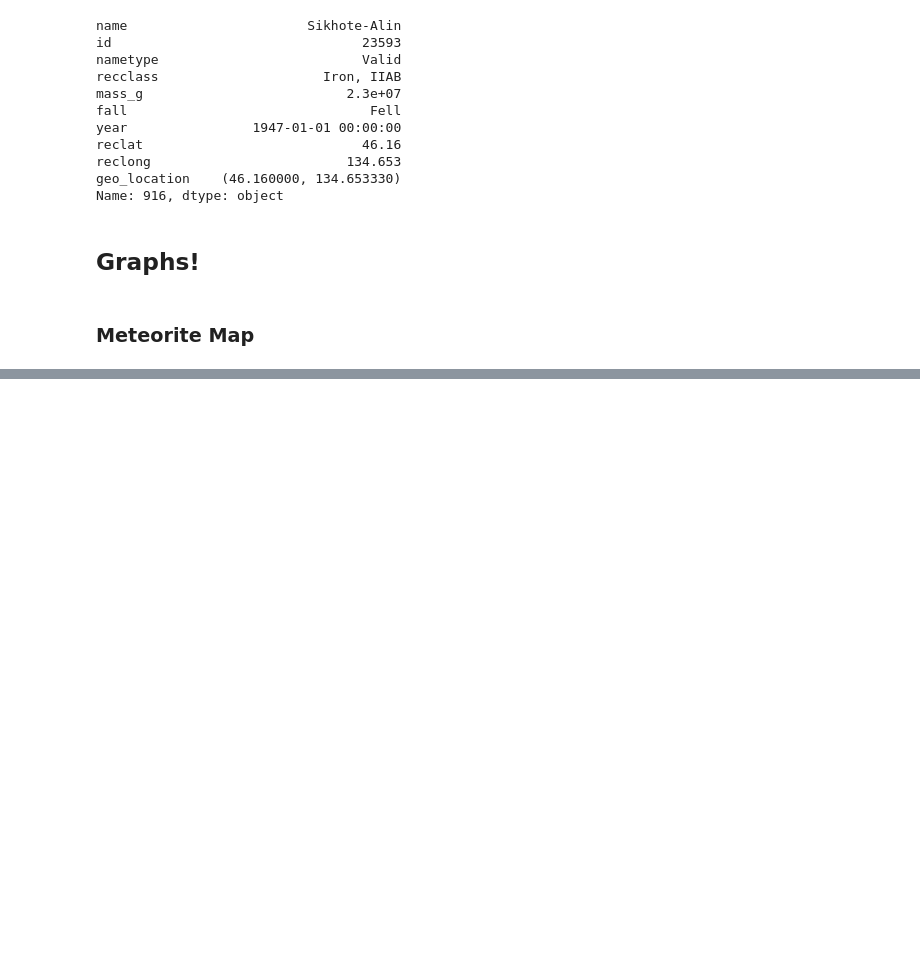
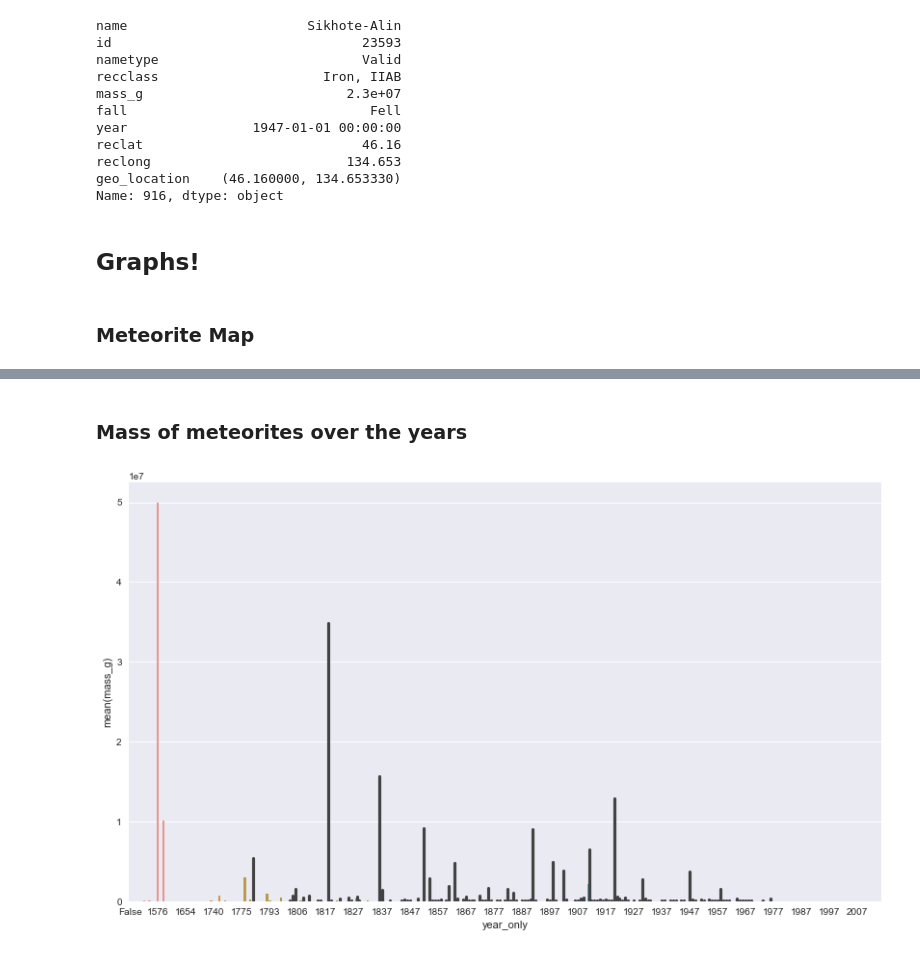
Before and after one commit to devleague/NASA-Launch-Kit-2017, a Jupyter notebook: Meteorite Visualizations with Python.ipynb, the cells around one changed output, grey strips where cells are left out. Drawn from its saved outputs; the diff is of its cells as text; code cells hidden in the pictures; blank space fills up the shorter version.

```diff
--- a/Meteorite Visualizations with Python.ipynb
+++ b/Meteorite Visualizations with Python.ipynb
@@ -199,0 +200,13 @@ for ind, label in enumerate(graph.get_xticklabels()):
+# %% [markdown]
+### Mass of meteorites over the years
+# %%
+plt.figure(figsize=(14,8))
+
+mass_graph = sns.barplot(x='year_only',y='mass_g',data=data)
+for ind, label in enumerate(mass_graph.get_xticklabels()):
+    if ind % 10 == 0:
+        label.set_visible(True)
+    else:
+        label.set_visible(False)
+# %% [output]
+[figure, added]
```
Also changed, not shown: parts of 5 cells of this notebook.
